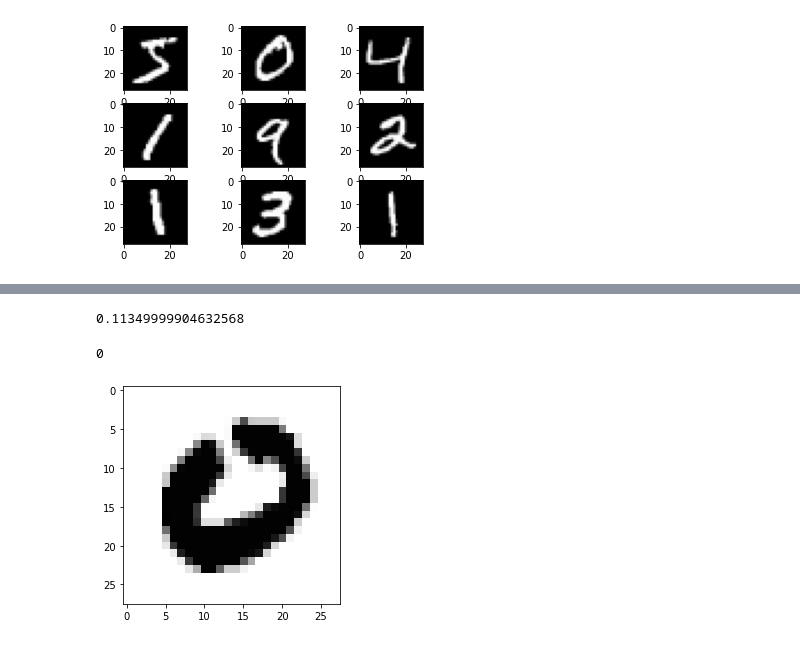
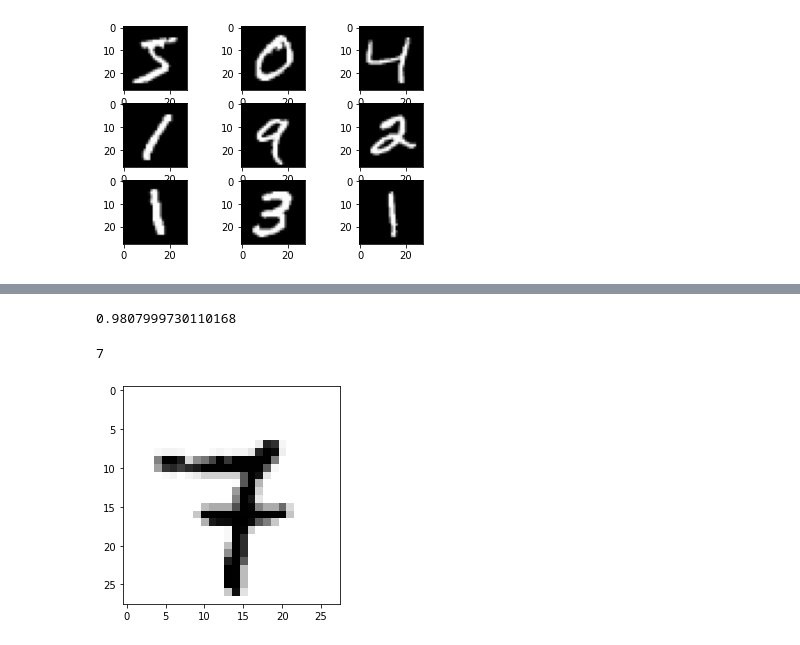
Before and after one commit to Gulfem93/DeepLearning, a Jupyter notebook: Bidirectional_LSTM.ipynb, the cells around one changed output, grey strips where cells are left out. Saved outputs shown, nothing was run; the diff lists cells and outputs as text; code cells hidden in the pictures.

```diff
--- a/Bidirectional_LSTM.ipynb
+++ b/Bidirectional_LSTM.ipynb
@@ -59,9 +59,9 @@ model.add(Bidirectional(LSTM(128, activation = "relu")))
 
 model.add(Dense(64, activation='sigmoid'))
 
-model.add(Dense(1, activation='softmax'))
+model.add(Dense(10, activation='softmax'))      # 10 tane çıktı adlacam o nedenle Dense(10, ..) oluyor
 # %%
-model.compile(optimizer='rmsprop', loss='binary_crossentropy', metrics=['acc'])
+model.compile(optimizer='rmsprop', loss='sparse_categorical_crossentropy', metrics=['acc'])
 # %%
 model.fit(x_train, y_train, epochs=10, batch_size=128, validation_split=0.2)
 # %% [output]
@@ -93,13 +93,13 @@ Epoch 10/10
 # %%
 test_acc
 # %% [output]
-0.11349999904632568
+0.9807999730110168
 # %%
-image_index = 25
+image_index = 75
 plt.imshow(x_test[image_index].reshape(28, 28),cmap='Greys')
 
 predict = model.predict(x_test)
 np.argmax(predict[image_index])
 # %% [output]
-0
+7
-[figure, old version]
+[figure, new version]
```
Also changed, not shown: parts of 2 cells of this notebook.
